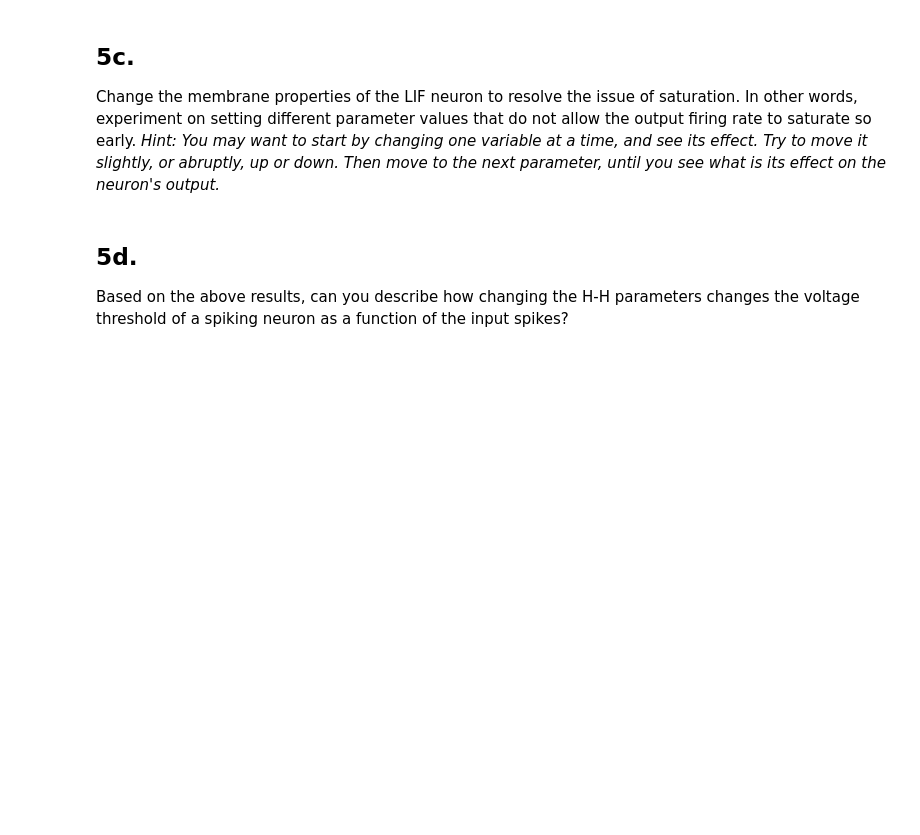
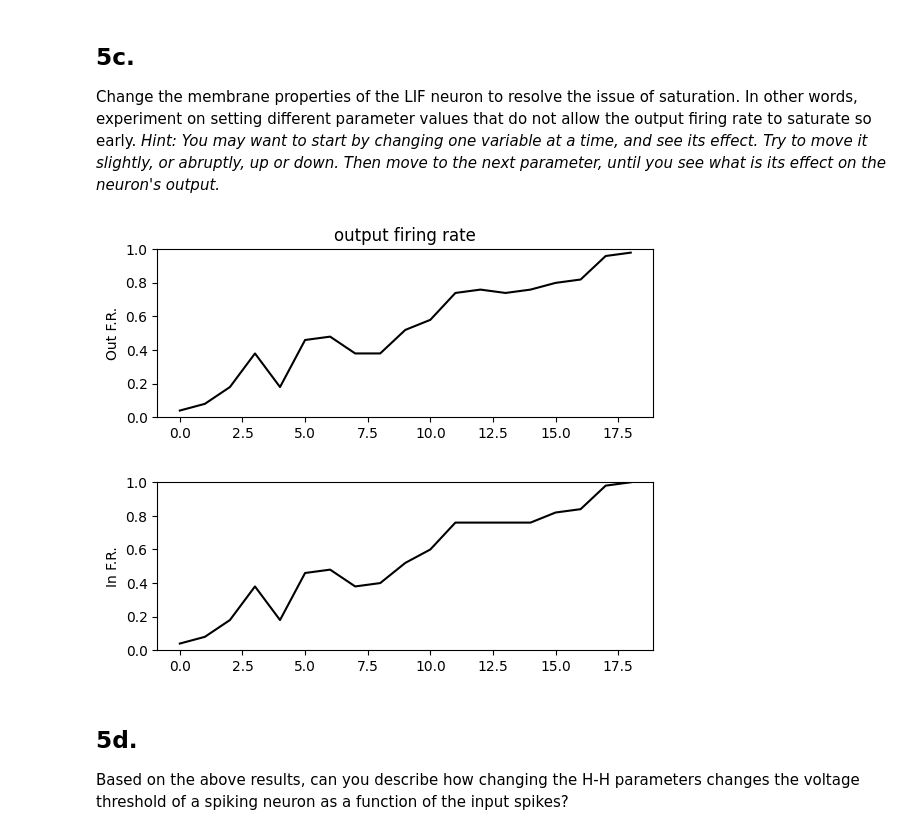
Before and after one commit to harmanpunn/525-BIC, a Jupyter notebook: Assignment 1/Assignment1/Assignment1_Questions.ipynb, the cells around one changed output. Cells and saved outputs as stored; diff of their text form; code cells hidden in the pictures; blank space fills up the shorter version.

```diff
--- a/Assignment 1/Assignment1/Assignment1_Questions.ipynb
+++ b/Assignment 1/Assignment1/Assignment1_Questions.ipynb
@@ -486,8 +490,14 @@ Write your response to Question 5b. here
 Change the membrane properties of the LIF neuron to resolve the issue of saturation. In other words, experiment on setting different parameter values that do not allow the output firing rate to saturate so early. *Hint: You may want to start by changing one variable at a time, and see its effect. Try to move it slightly, or abruptly, up or down. Then move to the next parameter, until you see what is its effect on the neuron's output.*
 # %%
 #1. Create an LIF neuron with appropriately tuned membrane properties
+# lif_n = LIF(0.5, 0.5, 0.50, 0)
+lif_n = LIF(0.2, 0.5, 0.5, 0)
 
 #2. Call the lif behavior function on the tuned lif neuron
+lif_behavior(lif_n)
+# %% [output]
+[figure, added]
+[figure, added]
 # %% [markdown]
 ## 5d.
 Based on the above results, can you describe how changing the H-H parameters changes the voltage threshold of a spiking neuron as a function of the input spikes?
```
Also changed, not shown: parts of 1 cell of this notebook.
